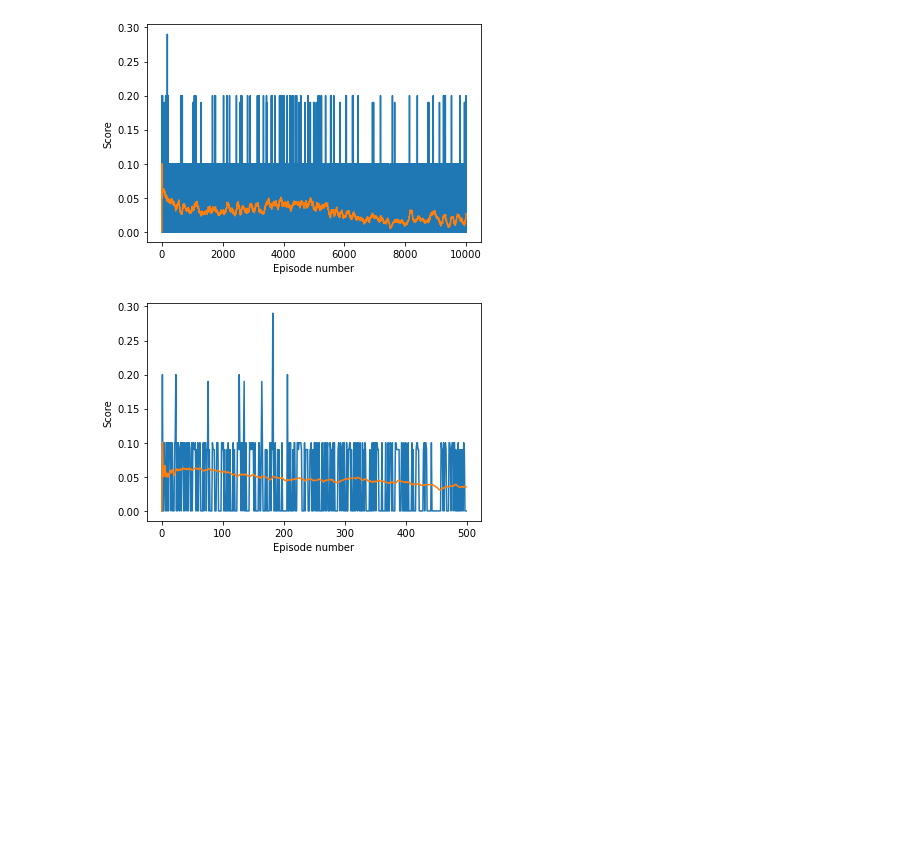
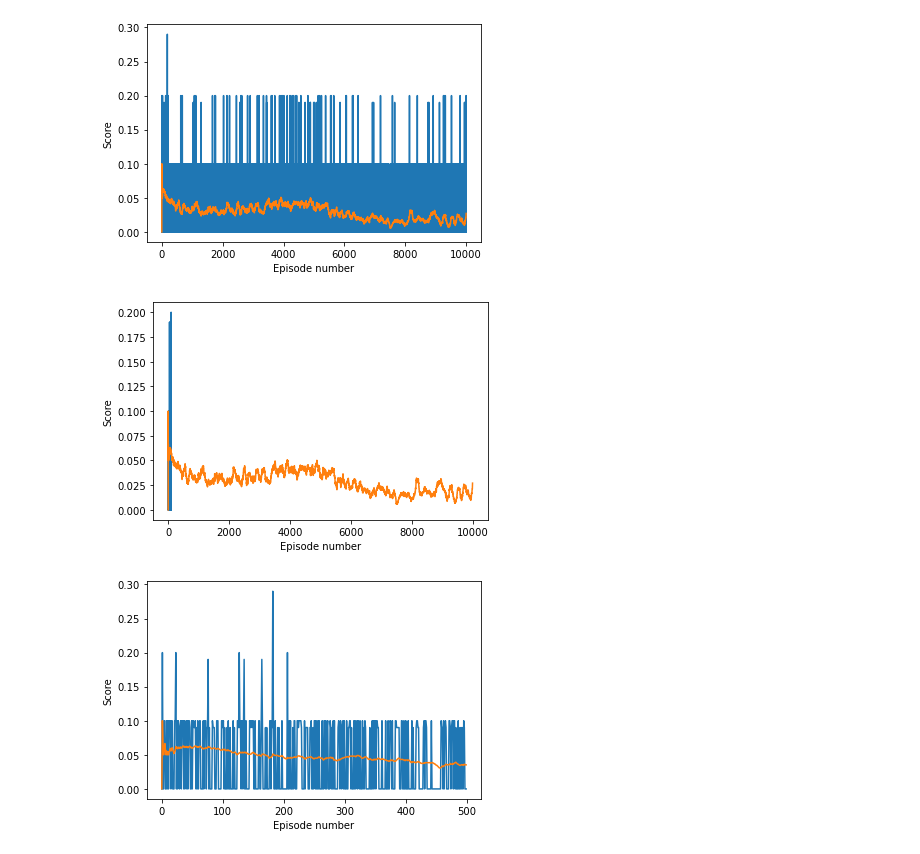
Before and after one commit to SENC/AiTennis, a Jupyter notebook: sourcecode/Tennis.ipynb, the cells around one changed output. Cells and saved outputs as stored; diff of their text form; code cells hidden in the pictures; blank space fills up the shorter version.

Commit message:
Update zoom - line graph

```diff
--- a/sourcecode/Tennis.ipynb
+++ b/sourcecode/Tennis.ipynb
@@ -250,6 +250,21 @@ plt.ylabel('Score')
 plt.show()
 # %% [output]
 [figure]
+# %%
+#Same -re-run to check but with 10K episodes
+#Episode 1000 - Replay buffer added only when score greater than 0 or 0.1 for every step
+#Memory added with np.max
+#SCORE WINDOW
+target_score =0.5
+fig = plt.figure()
+ax = fig.add_subplot(111)
+plt.plot(np.arange(len(scores_window)), scores_window)
+plt.plot(np.arange(len(avg_score)), avg_score)
+plt.xlabel('Episode number')
+plt.ylabel('Score')
+plt.show()
+# %% [output]
+[figure, added]
 # %%
 #Zoom above plots to custom range 10K
 target_score =0.5
```
Also changed, not shown: parts of 2 cells of this notebook.
